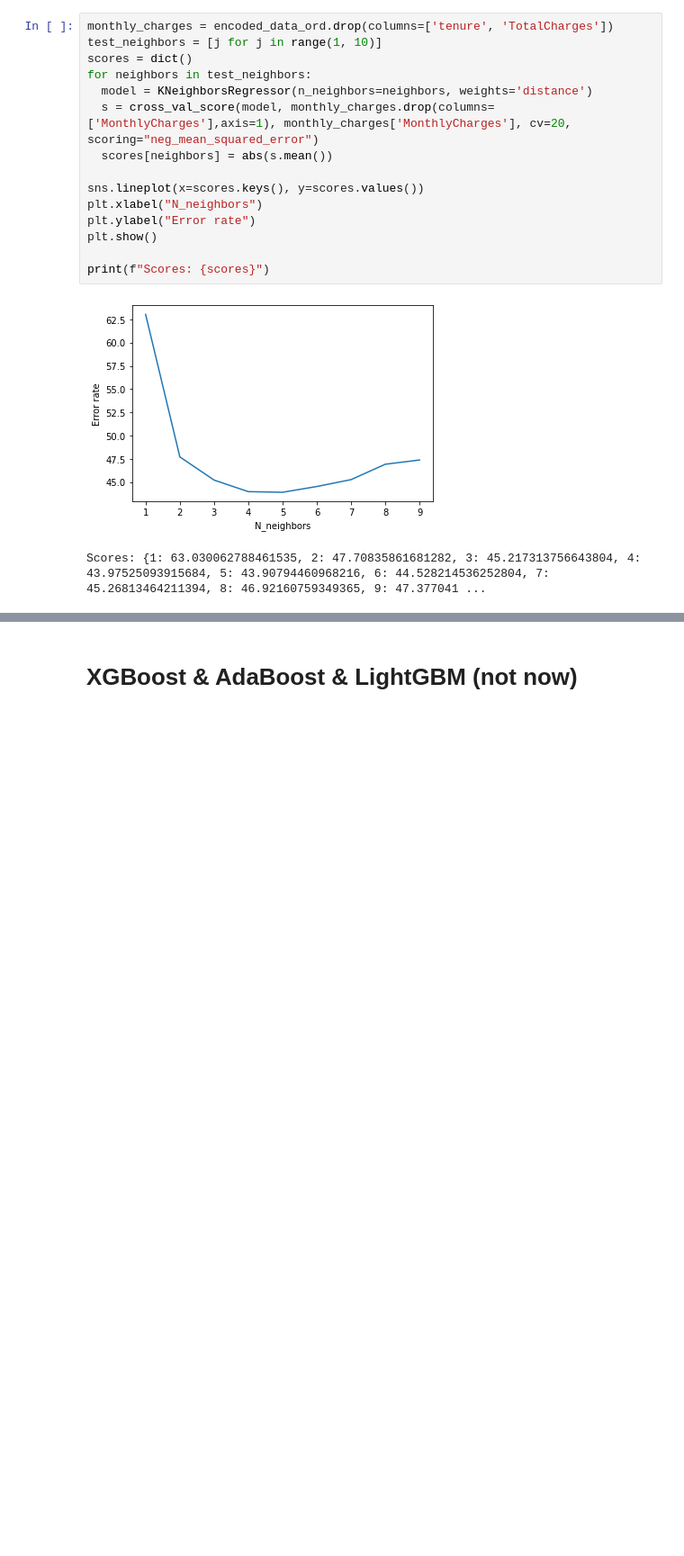
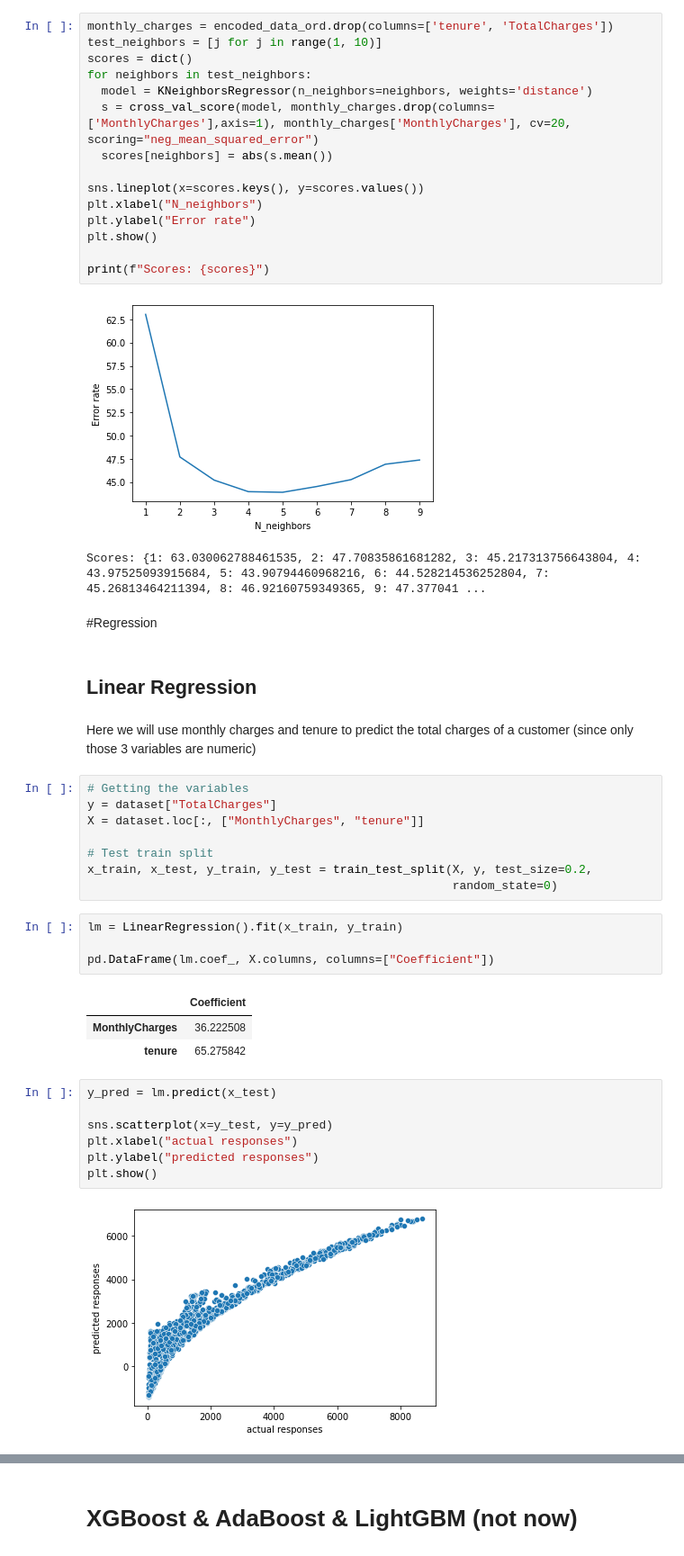
Before and after one commit to viktorjovev/TelecomChurnAnalysis, a Jupyter notebook: TelecomUsers.ipynb, the cells around one changed output, grey strips where cells are left out. Shown at 90% size. Drawn from its saved outputs; the diff is of its cells as text; blank space fills up the shorter version.

Commit message:
add Linear, Lasso, Ridge

```diff
--- a/TelecomUsers.ipynb
+++ b/TelecomUsers.ipynb
@@ -1164,3 +1150,35 @@ print(f"Scores: {scores}")
 # %% [output]
 [figure]
 Scores: {1: 63.030062788461535, 2: 47.70835861681282, 3: 45.217313756643804, 4: 43.97525093915684, 5: 43.90794460968216, 6: 44.528214536252804, 7: 45.26813464211394, 8: 46.92160759349365, 9: 47.377041 ...
+# %% [markdown]
+#Regression
+# %% [markdown]
+## Linear Regression
+# %% [markdown]
+Here we will use monthly charges and tenure to predict the total charges
+of a customer (since only those 3 variables are numeric)
+# %%
+# Getting the variables
+y = dataset["TotalCharges"]
+X = dataset.loc[:, ["MonthlyCharges", "tenure"]]
+
+# Test train split
+x_train, x_test, y_train, y_test = train_test_split(X, y, test_size=0.2,
+                                                    random_state=0)
+# %%
+lm = LinearRegression().fit(x_train, y_train)
+
+pd.DataFrame(lm.coef_, X.columns, columns=["Coefficient"])
+# %% [output]
+|  | Coefficient |
+| MonthlyCharges | 36.222508 |
+| tenure | 65.275842 |
+# %%
+y_pred = lm.predict(x_test)
+
+sns.scatterplot(x=y_test, y=y_pred)
+plt.xlabel("actual responses")
+plt.ylabel("predicted responses")
+plt.show()
+# %% [output]
+[figure, added]
```
Also changed, not shown: parts of 22 cells of this notebook.
